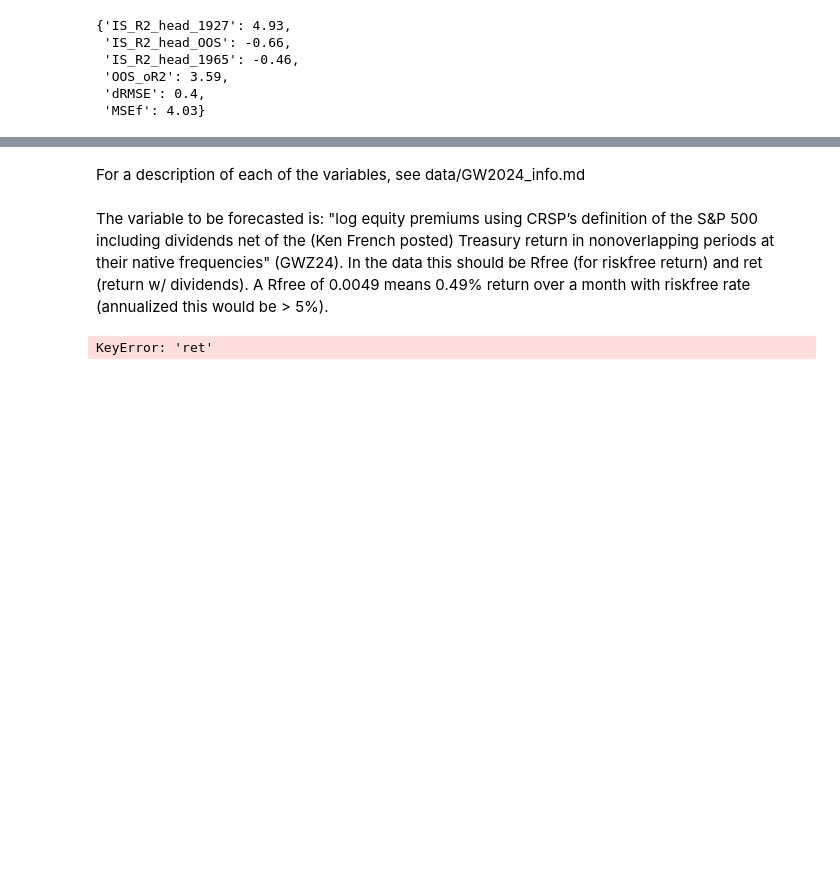
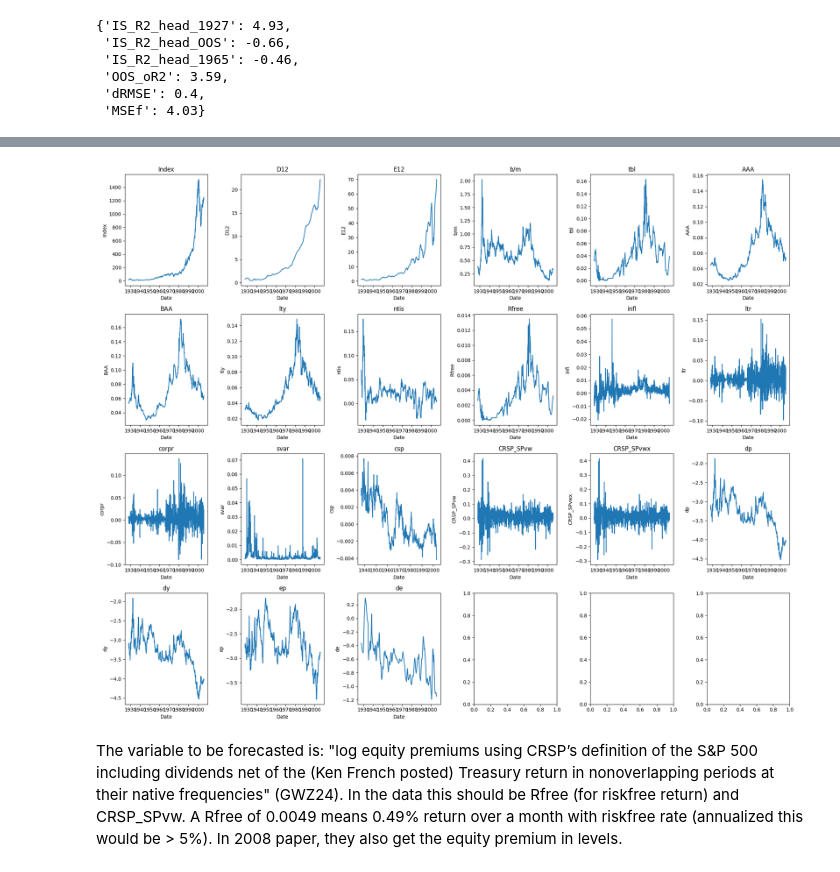
Before and after one commit to juliusd01/Deep_Learning, a Jupyter notebook: Research/Forecasting_Stocks/Sign_Forecasting/Goyal_Welch/Goyal_welch_replication.ipynb, the cells around one changed output, grey strips where cells are left out. Drawn from its saved outputs; the diff is of its cells as text; code cells hidden in the pictures; blank space fills up the shorter version.

```diff
--- a/Research/Forecasting_Stocks/Sign_Forecasting/Goyal_Welch/Goyal_welch_replication.ipynb
+++ b/Research/Forecasting_Stocks/Sign_Forecasting/Goyal_Welch/Goyal_welch_replication.ipynb
@@ -78,7 +80,7 @@ Note that I will not use data before 1926 for the equity premium, because return
 The following is a sample run through the code, I will later just call a function for that to maintain readability for this notebook.
 # %%
 dep = 'equity_premium'
-start = 1965; end = 2005
+start = 1927; end = 2005
 ts_in_sample = data_annual.loc[start:end]
 # 1. Historical mean model
 avg = ts_in_sample[dep].mean()
@@ -260,2 +265,0 @@ data_monthly.describe()
-# %% [markdown]
-For a description of each of the variables, see data/GW2024_info.md
@@ -277,8 +271,24 @@ For a description of each of the variables, see data/GW2024_info.md
+# %%
+#plot every variable over time in a grid
+import matplotlib.pyplot as plt
+num_vars = data_monthly.shape[1] - 1  # exclude date column
+num_cols = 6
+num_rows = (num_vars + num_cols - 1) // num_cols
+fig, axes = plt.subplots(num_rows, num_cols, figsize=(20, num_rows * 4))
+for i, column in enumerate(data_monthly.columns[1:]):  # exclude date column
+    ax = axes[i // num_cols, i % num_cols]
+    ax.plot(data_monthly['date'], data_monthly[column])
+    ax.set_title(column)
+    ax.set_xlabel('Date')
+    ax.set_ylabel(column)
+plt.tight_layout()
+plt.show()
+# %% [output]
+[figure, added]
 # %% [markdown]
 The variable to be forecasted is: "log equity premiums using CRSP’s definition of the S&P 500 including
 dividends net of the (Ken French posted) Treasury return in nonoverlapping
-periods at their native frequencies" (GWZ24). In the data this should be Rfree (for riskfree return) and ret (return w/ dividends). A Rfree of 0.0049 means 0.49% return over a month with riskfree rate (annualized this would be > 5%).
+periods at their native frequencies" (GWZ24). In the data this should be Rfree (for riskfree return) and CRSP_SPvw. A Rfree of 0.0049 means 0.49% return over a month with riskfree rate (annualized this would be > 5%). In 2008 paper, they also get the equity premium in levels.
 # %%
-data_monthly['log_equity_premium'] = np.log1p(data_monthly['ret']) - np.log1p(data_monthly['Rfree'])
+data_monthly['log_equity_premium'] = np.log1p(data_monthly['CRSP_SPvw']) - np.log1p(data_monthly['Rfree'])
+data_monthly['equity_premium'] = data_monthly['CRSP_SPvw'] - data_monthly['Rfree']
-# %% [output]
-KeyError: 'ret'
```
Also changed, not shown: parts of 33 cells of this notebook, 1 other file.
